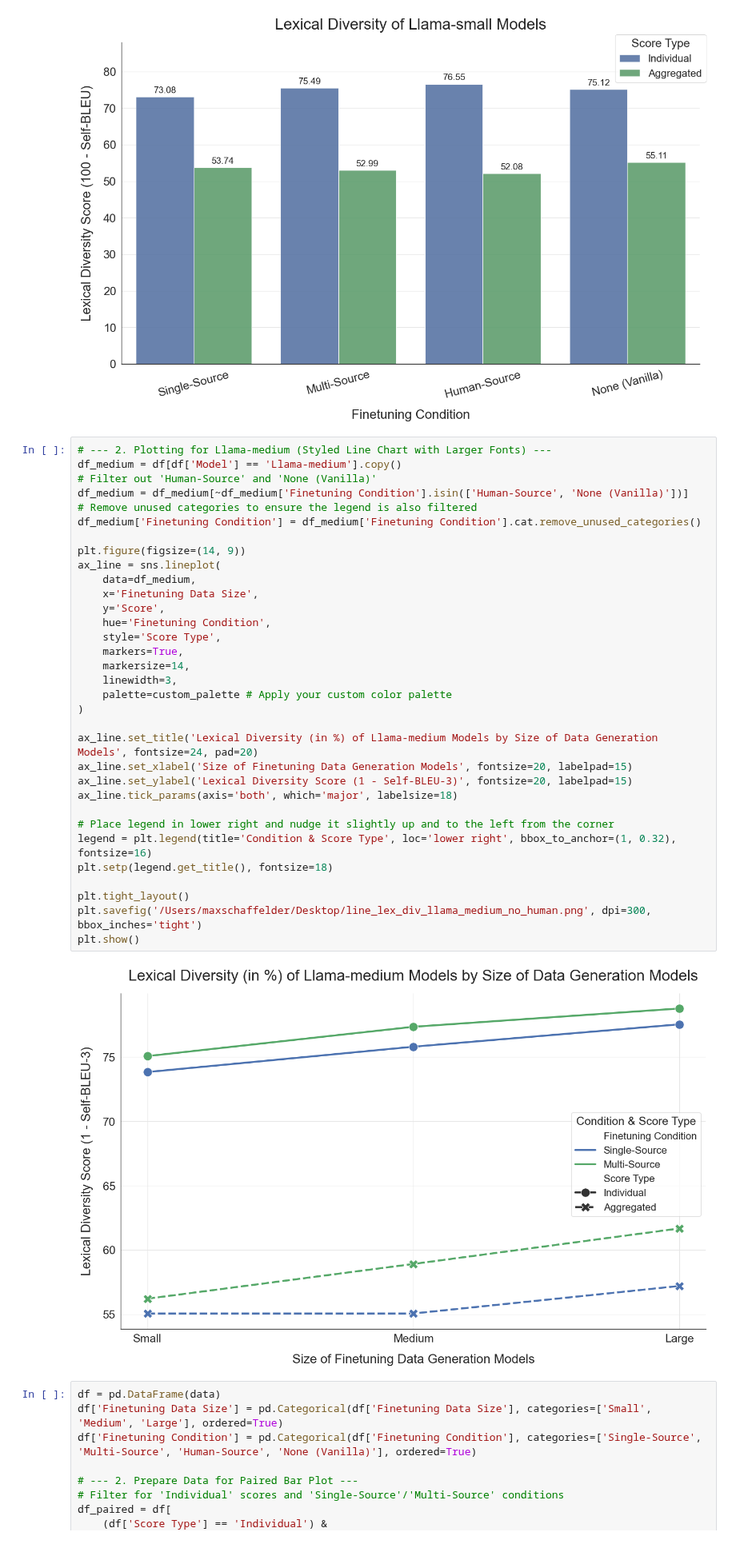
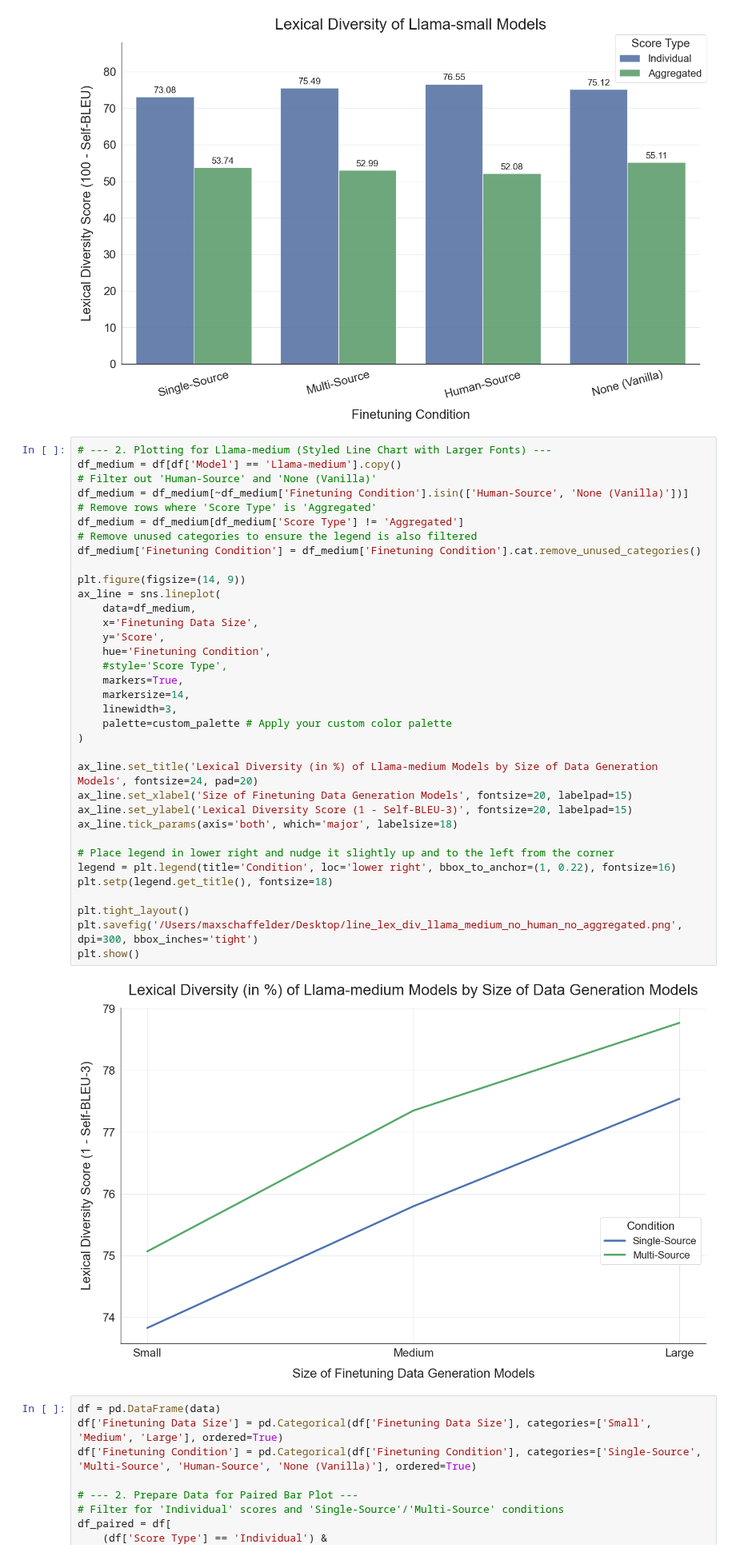
Before and after one commit to maxschaffelder/synthetic_data_diversity, a Jupyter notebook: exp_1/metric_calculation/lex_div/sacre_bleu.ipynb, the cells around one changed output. Shown at 80% size. Saved outputs shown, nothing was run; the diff lists cells and outputs as text.

Commit message:
simplify plot

```diff
--- a/exp_1/metric_calculation/lex_div/sacre_bleu.ipynb
+++ b/exp_1/metric_calculation/lex_div/sacre_bleu.ipynb
@@ -1071,37 +1071,39 @@ plt.show()
 # --- 2. Plotting for Llama-medium (Styled Line Chart with Larger Fonts) ---
 df_medium = df[df['Model'] == 'Llama-medium'].copy()
 # Filter out 'Human-Source' and 'None (Vanilla)'
 df_medium = df_medium[~df_medium['Finetuning Condition'].isin(['Human-Source', 'None (Vanilla)'])]
+# Remove rows where 'Score Type' is 'Aggregated'
+df_medium = df_medium[df_medium['Score Type'] != 'Aggregated']
 # Remove unused categories to ensure the legend is also filtered
 df_medium['Finetuning Condition'] = df_medium['Finetuning Condition'].cat.remove_unused_categories()
 
 plt.figure(figsize=(14, 9))
 ax_line = sns.lineplot(
     data=df_medium,
     x='Finetuning Data Size',
     y='Score',
     hue='Finetuning Condition',
-    style='Score Type',
+    #style='Score Type',
     markers=True,
     markersize=14,
     linewidth=3,
     palette=custom_palette # Apply your custom color palette
 )
 
 ax_line.set_title('Lexical Diversity (in %) of Llama-medium Models by Size of Data Generation Models', fontsize=24, pad=20)
 ax_line.set_xlabel('Size of Finetuning Data Generation Models', fontsize=20, labelpad=15)
 ax_line.set_ylabel('Lexical Diversity Score (1 - Self-BLEU-3)', fontsize=20, labelpad=15)
 ax_line.tick_params(axis='both', which='major', labelsize=18)
 
 # Place legend in lower right and nudge it slightly up and to the left from the corner
-legend = plt.legend(title='Condition & Score Type', loc='lower right', bbox_to_anchor=(1, 0.32), fontsize=16)
+legend = plt.legend(title='Condition', loc='lower right', bbox_to_anchor=(1, 0.22), fontsize=16)
 plt.setp(legend.get_title(), fontsize=18)
 
 plt.tight_layout()
-plt.savefig('/Users/maxschaffelder/Desktop/line_lex_div_llama_medium_no_human.png', dpi=300, bbox_inches='tight')
+plt.savefig('/Users/maxschaffelder/Desktop/line_lex_div_llama_medium_no_human_no_aggregated.png', dpi=300, bbox_inches='tight')
 plt.show()
 # %% [output]
-[figure, old version]
+[figure, new version]
 # %%
 df = pd.DataFrame(data)
 df['Finetuning Data Size'] = pd.Categorical(df['Finetuning Data Size'], categories=['Small', 'Medium', 'Large'], ordered=True)
```
